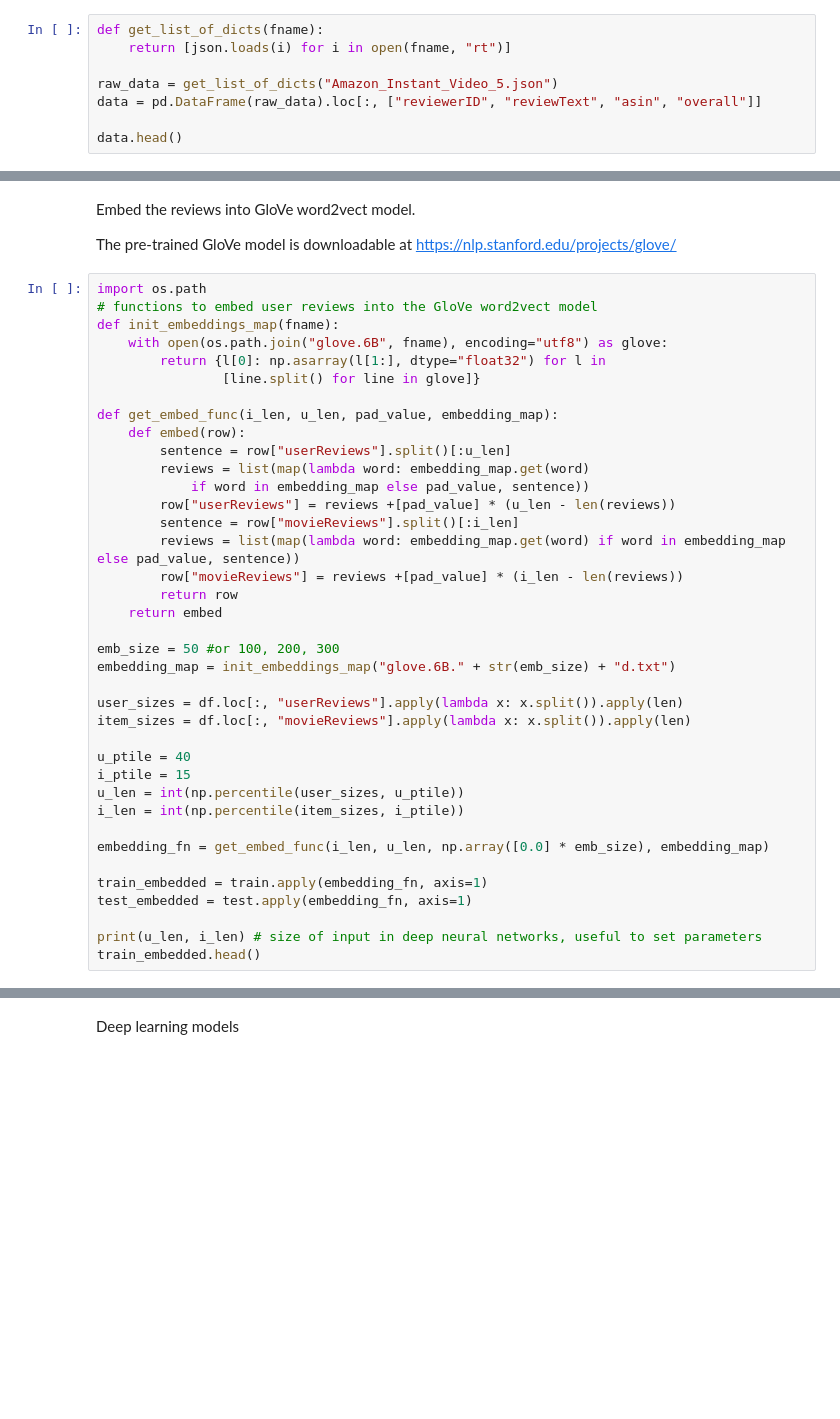
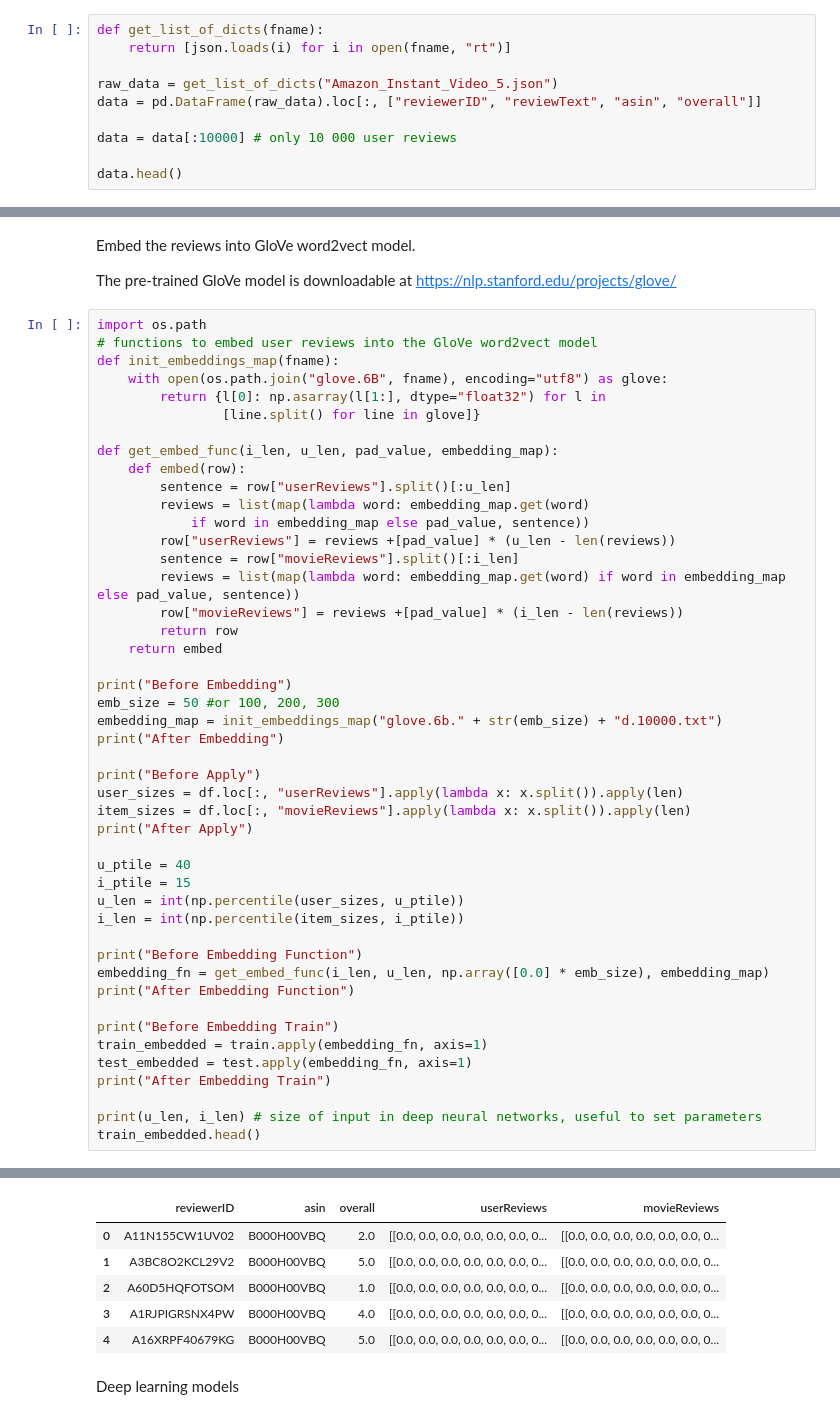
Before and after one commit to FlipGoncalves/DeepLearning-Movie-Recommendations, a Jupyter notebook: recommendation-system-master/Deep Learning RS.ipynb, the cells around one changed output, grey strips where cells are left out. Drawn from its saved outputs; the diff is of its cells as text; blank space fills up the shorter version.

```diff
--- a/recommendation-system-master/Deep Learning RS.ipynb
+++ b/recommendation-system-master/Deep Learning RS.ipynb
@@ -16,6 +18,8 @@ def get_list_of_dicts(fname):
 raw_data = get_list_of_dicts("Amazon_Instant_Video_5.json")
 data = pd.DataFrame(raw_data).loc[:, ["reviewerID", "reviewText", "asin", "overall"]]
 
+data = data[:10000] # only 10 000 user reviews
+
 data.head()
 # %% [output]
 |  | reviewerID | reviewText | asin | overall |
@@ -102,21 +99,29 @@ def get_embed_func(i_len, u_len, pad_value, embedding_map):
         return row
     return embed
 
+print("Before Embedding")
 emb_size = 50 #or 100, 200, 300
-embedding_map = init_embeddings_map("glove.6B." + str(emb_size) + "d.txt")
+embedding_map = init_embeddings_map("glove.6b." + str(emb_size) + "d.10000.txt")
+print("After Embedding")
 
+print("Before Apply")
 user_sizes = df.loc[:, "userReviews"].apply(lambda x: x.split()).apply(len)
 item_sizes = df.loc[:, "movieReviews"].apply(lambda x: x.split()).apply(len)
+print("After Apply")
 
 u_ptile = 40
 i_ptile = 15
 u_len = int(np.percentile(user_sizes, u_ptile))
 i_len = int(np.percentile(item_sizes, i_ptile))
 
+print("Before Embedding Function")
 embedding_fn = get_embed_func(i_len, u_len, np.array([0.0] * emb_size), embedding_map)
+print("After Embedding Function")
 
+print("Before Embedding Train")
 train_embedded = train.apply(embedding_fn, axis=1)
 test_embedded = test.apply(embedding_fn, axis=1)
+print("After Embedding Train")
 
 print(u_len, i_len) # size of input in deep neural networks, useful to set parameters
 train_embedded.head()
@@ -125,3 +138,9 @@ FileNotFoundError: [Errno 2] No such file or directory: 'glove.6B/glove.6B.50d.t
+|  | reviewerID | asin | overall | userReviews | movieReviews |
+| 0 | A11N155CW1UV02 | B000H00VBQ | 2.0 | [[0.0, 0.0, 0.0, 0.0, 0.0, 0.0, 0... | [[0.0, 0.0, 0.0, 0.0, 0.0, 0.0, 0... |
+| 1 | A3BC8O2KCL29V2 | B000H00VBQ | 5.0 | [[0.0, 0.0, 0.0, 0.0, 0.0, 0.0, 0... | [[0.0, 0.0, 0.0, 0.0, 0.0, 0.0, 0... |
+| 2 | A60D5HQFOTSOM | B000H00VBQ | 1.0 | [[0.0, 0.0, 0.0, 0.0, 0.0, 0.0, 0... | [[0.0, 0.0, 0.0, 0.0, 0.0, 0.0, 0... |
+| 3 | A1RJPIGRSNX4PW | B000H00VBQ | 4.0 | [[0.0, 0.0, 0.0, 0.0, 0.0, 0.0, 0... | [[0.0, 0.0, 0.0, 0.0, 0.0, 0.0, 0... |
+| 4 | A16XRPF40679KG | B000H00VBQ | 5.0 | [[0.0, 0.0, 0.0, 0.0, 0.0, 0.0, 0... | [[0.0, 0.0, 0.0, 0.0, 0.0, 0.0, 0... |
 # %% [markdown]
 Deep learning models
 # %%
```
Also changed, not shown: parts of 8 cells of this notebook, 2 other files.
